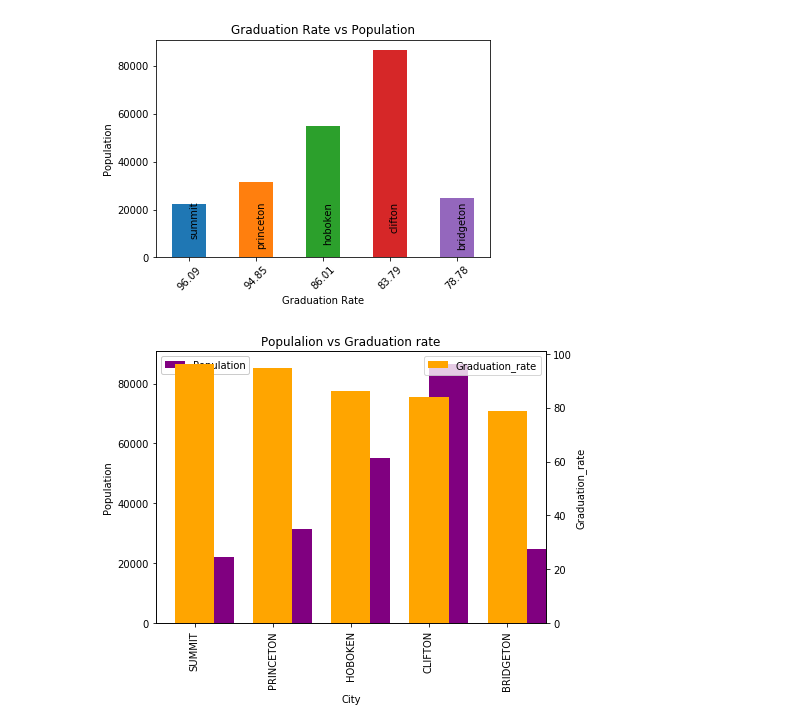
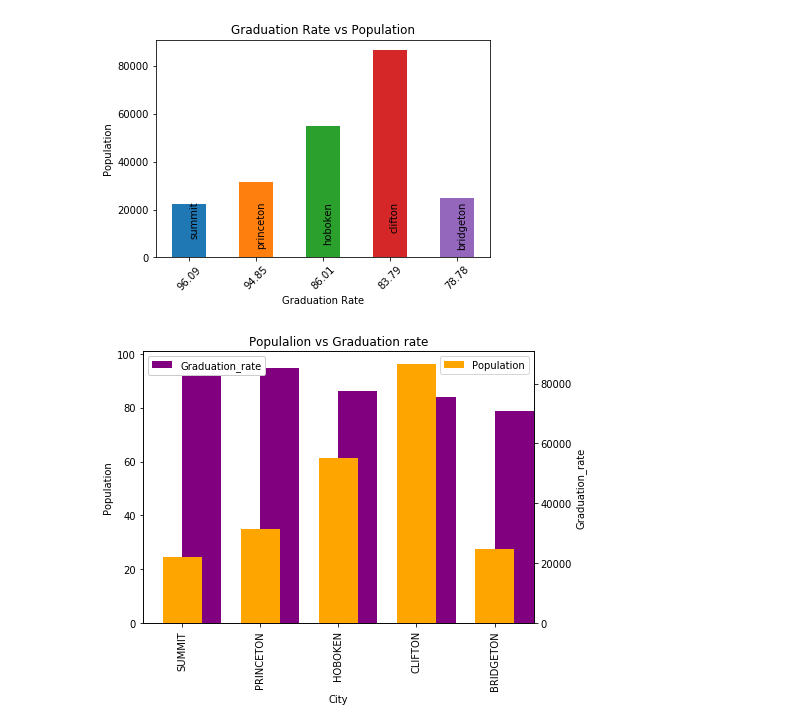
Before and after one commit to fab5-rutgers/first_project, a Jupyter notebook: pop_vs_grad/pop_vs_grad.ipynb, the cells around one changed output. Drawn from its saved outputs; the diff is of its cells as text; code cells hidden in the pictures.

```diff
--- a/pop_vs_grad/pop_vs_grad.ipynb
+++ b/pop_vs_grad/pop_vs_grad.ipynb
@@ -166,32 +166,33 @@ plt.savefig("../graph/populalion_vs_gradrate1")
 # %%
 #smallset_2016
 fig = plt.figure(figsize=(7,5))
 
 newax1 = fig.add_subplot(111)
 newax2 = newax1.twinx()
 newax1.set_ylabel("Population")
 newax2.set_ylabel("Graduation_rate")
 newax1.set_title("Populalion vs Graduation rate")
 
 d = smallset_2016.plot(
     kind="bar",
     ax=newax1,
     position=0,
     color='purple',
     legend=True,
-    y="Population",
+    y="Graduation_rate",
 
 )
-d.legend(loc="best",fancybox=True, framealpha=1)
+d.legend(loc="upper left",fancybox=True, framealpha=1)
 
 smallset_2016.plot(
     kind="bar",
     ax=newax2,
     position=.5,
     color='orange',
     legend=True,
-    y="Graduation_rate"
+    y="Population"
 )
-plt.savefig("../graph/populalion_vs_gradrate")
+
+plt.savefig("../graph/populalion_vs_gradrate_2axis")
 # %% [output]
-[figure, old version]
+[figure, new version]
```
Also changed, not shown: parts of 1 cell of this notebook.
